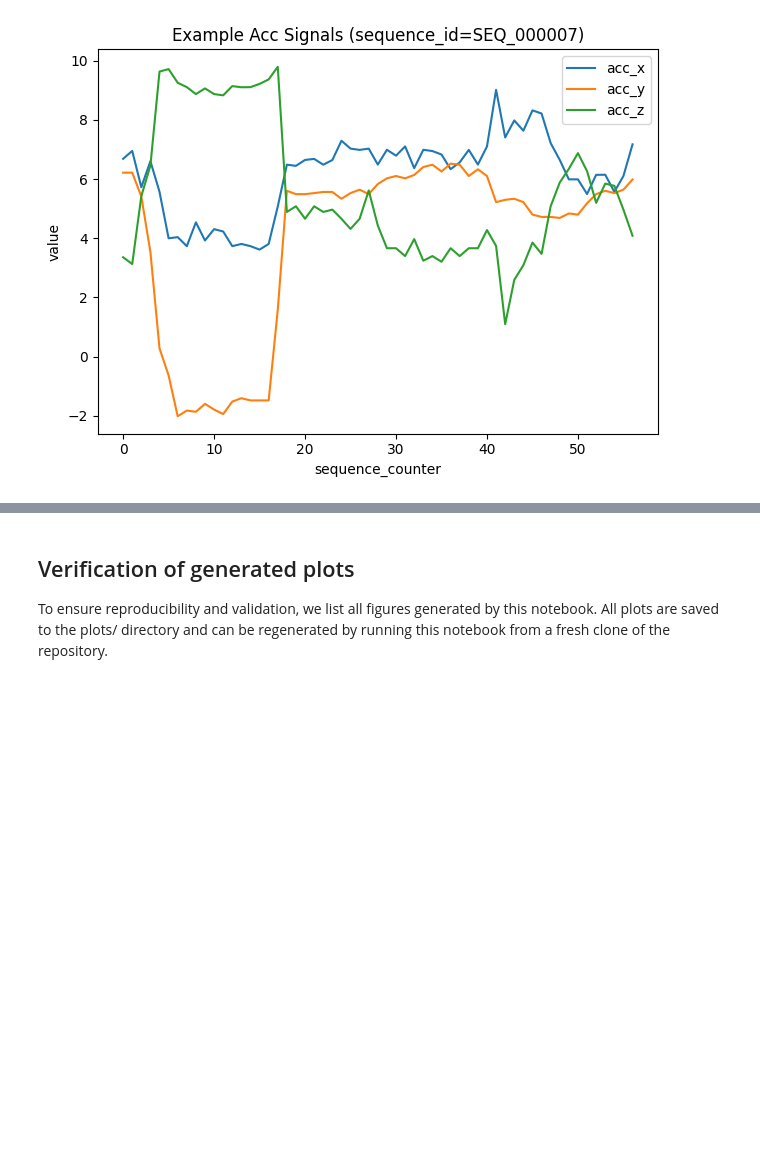
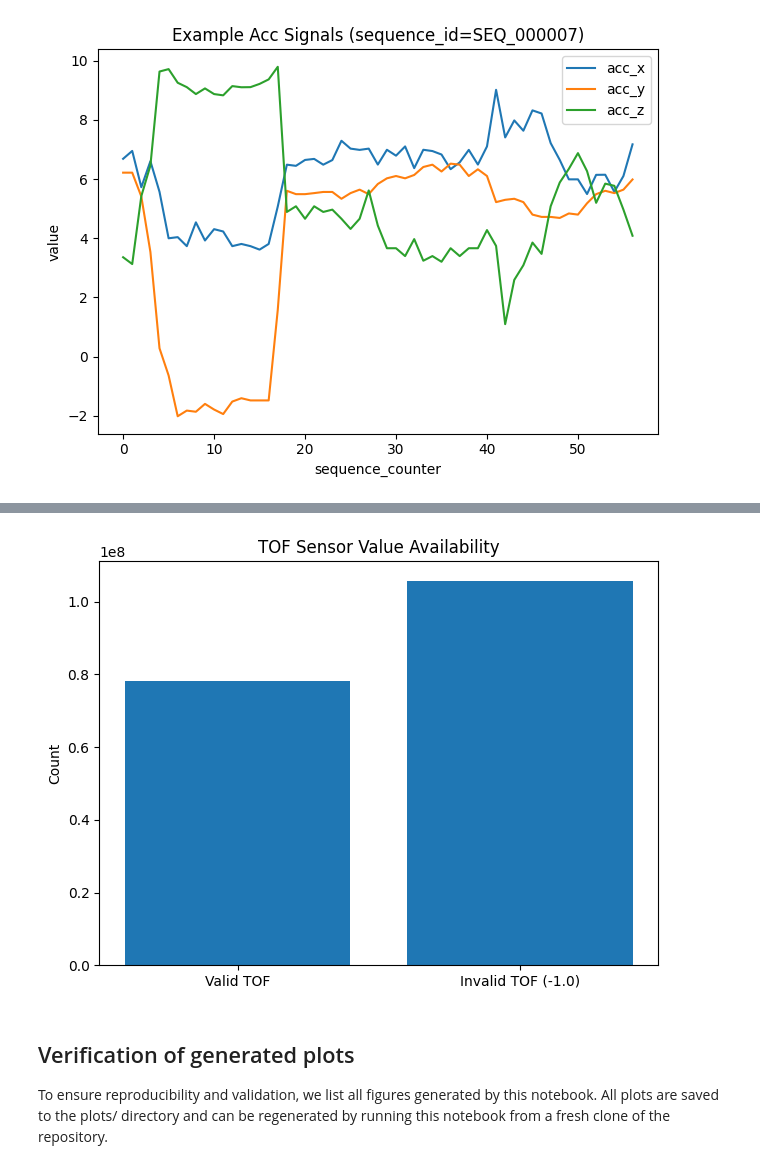
Before and after one commit to DhitalPrakriti/bfrb-gesture-recognition, a Jupyter notebook: notebooks/02_eda_plots.ipynb, the cells around one changed output, grey strips where cells are left out. Saved outputs shown, nothing was run; the diff lists cells and outputs as text; code cells hidden in the pictures; blank space fills up the shorter version.

Commit message:
EDA
Add TOF Sensor Missing Value Analysis

```diff
--- a/notebooks/02_eda_plots.ipynb
+++ b/notebooks/02_eda_plots.ipynb
@@ -170,3 +180,24 @@ plt.show()
+# %%
+# Identify TOF sensor columns
+tof_cols = [c for c in train_df.columns if c.lower().startswith("tof_")]
+
+# Flatten all TOF values across sequences and time
+tof_values = train_df[tof_cols].values.flatten()
+
+# Count valid vs invalid (-1.0) measurements
+missing = np.sum(tof_values == -1.0)
+valid = np.sum(tof_values != -1.0)
+
+# Plot availability of TOF data
+plt.figure()
+plt.bar(["Valid TOF", "Invalid TOF (-1.0)"], [valid, missing])
+plt.title("TOF Sensor Value Availability")
+plt.ylabel("Count")
+plt.tight_layout()
+plt.savefig(PLOTS_DIR / "tof_invalid_rate.png", dpi=200)
+plt.show()
+# %% [output]
+[figure, added]
 # %% [markdown]
 ## Verification of generated plots
 To ensure reproducibility and validation, we list all figures generated by this notebook. All plots are saved to the plots/ directory and can be regenerated by running this notebook from a fresh clone of the repository.
```
Also changed, not shown: parts of 2 cells of this notebook, 1 other file.
